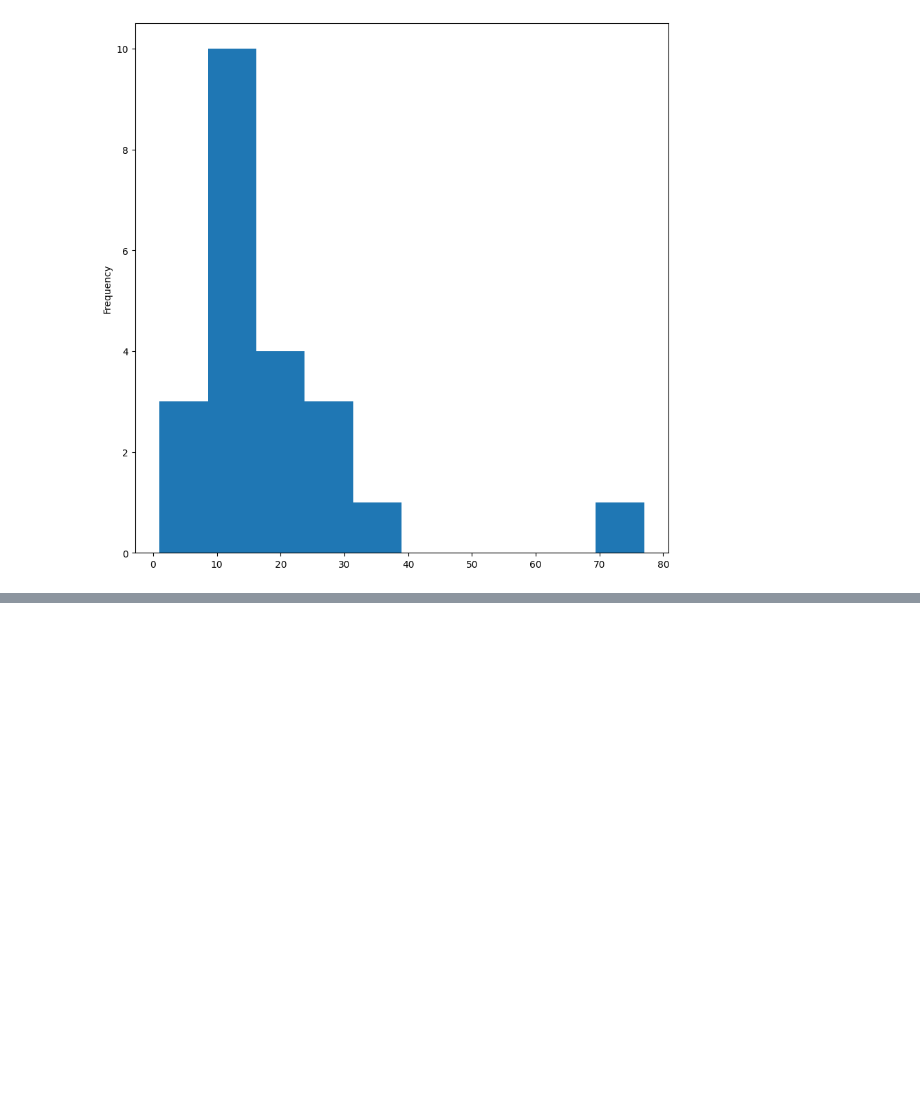
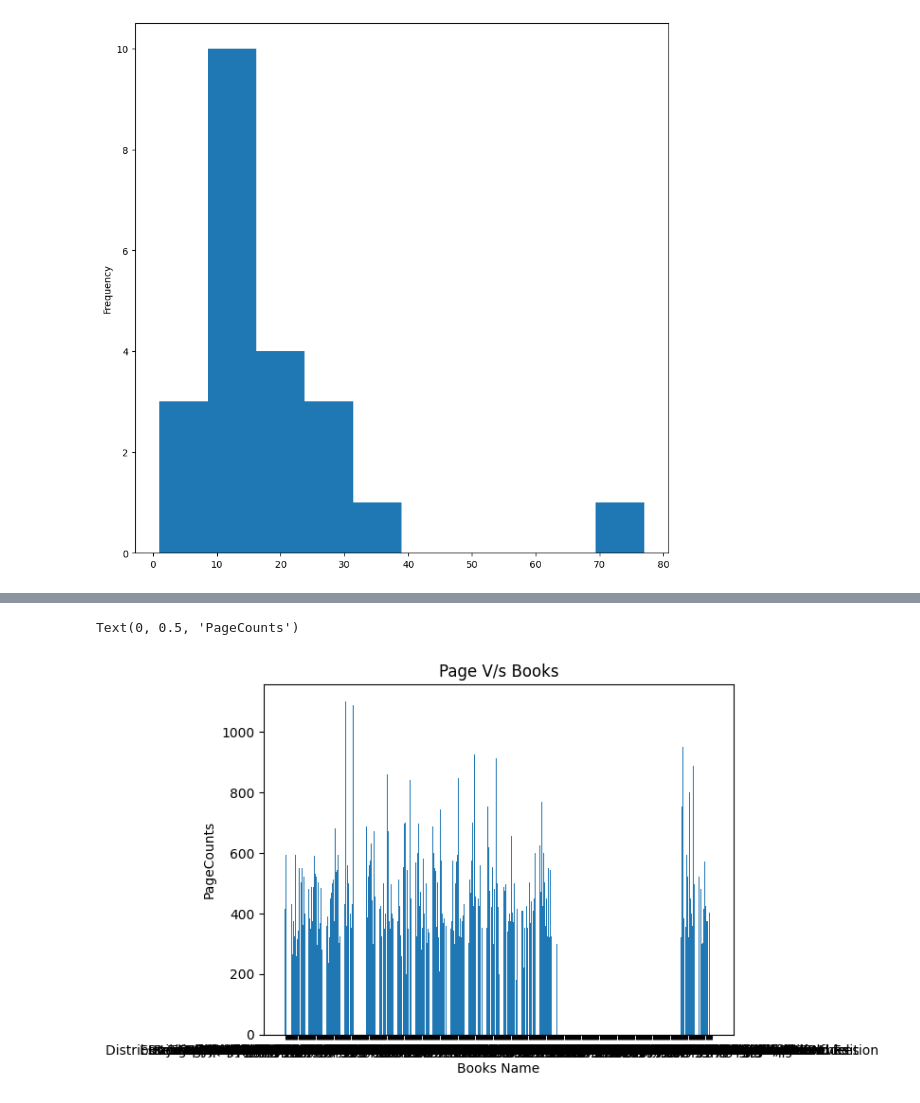
Before and after one commit to sujataprasad01/Books-JSON-data-for-scrapping-analysis, a Jupyter notebook: Project_4_Using_JSON_data_for_analysis.ipynb, the cells around one changed output, grey strips where cells are left out. Drawn from its saved outputs; the diff is of its cells as text; code cells hidden in the pictures; blank space fills up the shorter version.

```diff
--- a/Project_4_Using_JSON_data_for_analysis.ipynb
+++ b/Project_4_Using_JSON_data_for_analysis.ipynb
@@ -1212,0 +1282,10 @@ df['publishedYear'].value_counts().plot.hist(figsize=(10,10))
+# %%
+x=df['title']
+y=df['pageCount']
+plt.bar(x,y)
+plt.title("Page V/s Books")
+plt.xlabel("Books Name")
+plt.ylabel("PageCounts")
+# %% [output]
+Text(0, 0.5, 'PageCounts')
+[figure, added]
```
Also changed, not shown: parts of 10 cells of this notebook.
